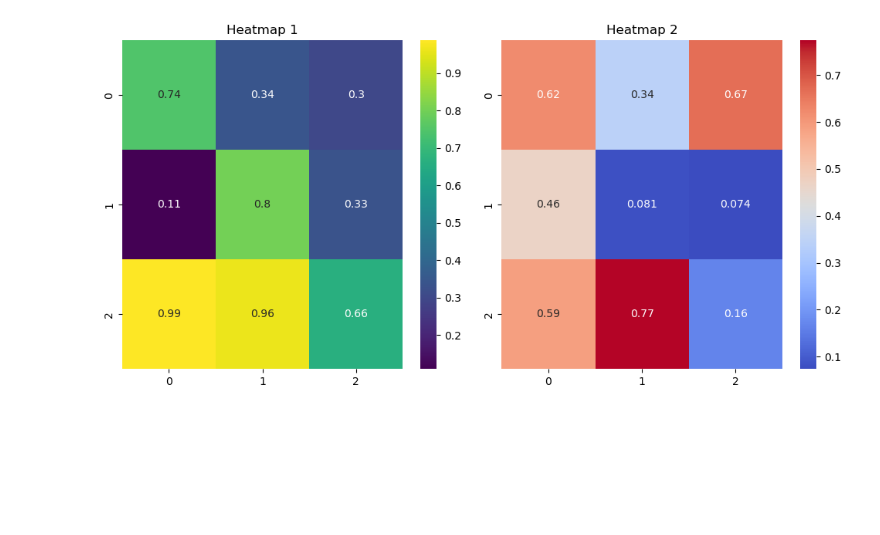
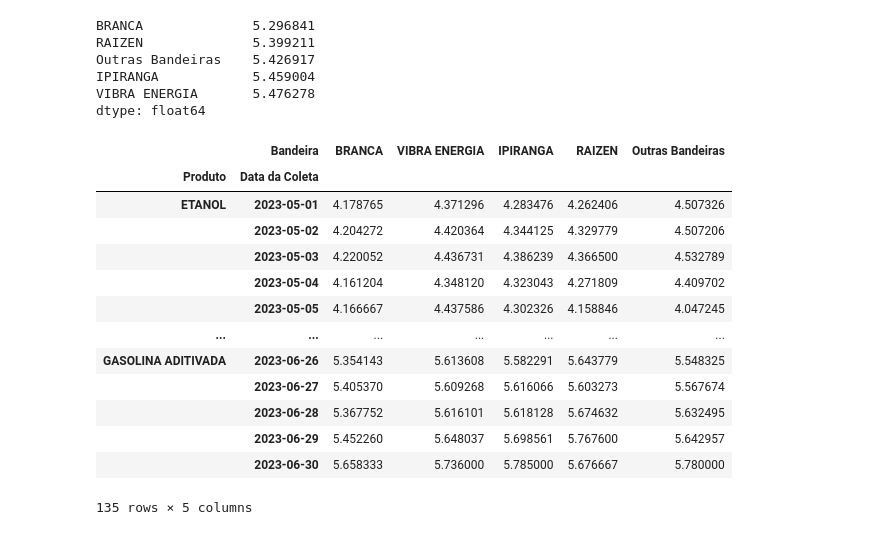
Before and after one commit to davidmidoria/analise_gasolina_etanol, a Jupyter notebook: analise.ipynb, the cells around one changed output. Cells and saved outputs as stored; diff of their text form; code cells hidden in the pictures; blank space fills up the shorter version.

```diff
--- a/analise.ipynb
+++ b/analise.ipynb
@@ -174,24 +111,45 @@ g1.set_yticklabels(g1.get_yticklabels(), rotation=90,color='grey')  # Rótulos d
-# %%
-import seaborn as sns
-import matplotlib.pyplot as plt
-import numpy as np
-
-# Dados de exemplo
-data1 = np.random.rand(3, 3)
-data2 = np.random.rand(3, 3)
-
-# Criação da grade de subtramas (1 linha, 2 colunas)
-fig, axs = plt.subplots(1, 2, figsize=(10, 5))
-
-# Heatmap na primeira subtrama
-sns.heatmap(data1, annot=True, cmap='viridis', ax=axs[0])
-axs[0].set_title("Heatmap 1")
-
-# Heatmap na segunda subtrama
-sns.heatmap(data2, annot=True, cmap='coolwarm', ax=axs[1])
-axs[1].set_title("Heatmap 2")
-
-plt.tight_layout()
-plt.show()
-# %% [output]
-[figure, removed]
+# %%
+# essa função é responsavel por tirar o percentual dos quatro maiores integrantes de uma Series de dados e somar os demais.
+def media_5(quantidade_item,nome_extra):
+    percentual=(quantidade_item/quantidade_item.sum())*100
+    quatro_maiores=percentual[:4]
+    quatro_maiores[nome_extra]=percentual[4:].sum()
+    return quatro_maiores
+
+maiores_media=media_5(gas_eta['Bandeira'][gas_eta['Produto']=='GASOLINA'].value_counts(),'Outras Bandeiras')
+# %%
+media_combustiveis=gas_eta.pivot_table(columns='Bandeira',index=['Produto','Data da Coleta'],values='Valor de Venda', aggfunc='mean')
+# %%
+# filtra os itens especificados no atributo e tira uma media dos demais
+def escolher_item(itens,itens_filtro,demais_itens):
+    itens_f=itens[itens_filtro]
+    itens_f[demais_itens]=itens.drop(itens_filtro).mean()
+    return itens_f.sort_values()
+
+
+escolher_item(media_combustiveis.loc['GASOLINA'].mean(),maiores_media[:4].index,maiores_media[4:].index[0])
+# %% [output]
+BRANCA              5.296841
+RAIZEN              5.399211
+Outras Bandeiras    5.426917
+IPIRANGA            5.459004
+VIBRA ENERGIA       5.476278
+dtype: float64
+# %%
+media_diaria_b=media_combustiveis[maiores_media[:4].index].copy()
+media_diaria_b[maiores_media[4:].index[0]]=media_combustiveis.drop(columns=maiores_media[:4].index).T.mean()
+# %% [output]
+|  | Bandeira | BRANCA | VIBRA ENERGIA | IPIRANGA | RAIZEN | Outras Bandeiras |
+| Produto | Data da Coleta |  |  |  |  |  |
+| ETANOL | 2023-05-01 | 4.178765 | 4.371296 | 4.283476 | 4.262406 | 4.507326 |
+|  | 2023-05-02 | 4.204272 | 4.420364 | 4.344125 | 4.329779 | 4.507206 |
+|  | 2023-05-03 | 4.220052 | 4.436731 | 4.386239 | 4.366500 | 4.532789 |
+|  | 2023-05-04 | 4.161204 | 4.348120 | 4.323043 | 4.271809 | 4.409702 |
+|  | 2023-05-05 | 4.166667 | 4.437586 | 4.302326 | 4.158846 | 4.047245 |
+| ... | ... | ... | ... | ... | ... | ... |
+| GASOLINA ADITIVADA | 2023-06-26 | 5.354143 | 5.613608 | 5.582291 | 5.643779 | 5.548325 |
+|  | 2023-06-27 | 5.405370 | 5.609268 | 5.616066 | 5.603273 | 5.567674 |
+|  | 2023-06-28 | 5.367752 | 5.616101 | 5.618128 | 5.674632 | 5.632495 |
+|  | 2023-06-29 | 5.452260 | 5.648037 | 5.698561 | 5.767600 | 5.642957 |
+|  | 2023-06-30 | 5.658333 | 5.736000 | 5.785000 | 5.676667 | 5.780000 |
+135 rows × 5 columns
```
Also changed, not shown: parts of 10 cells of this notebook, 3 other files.
